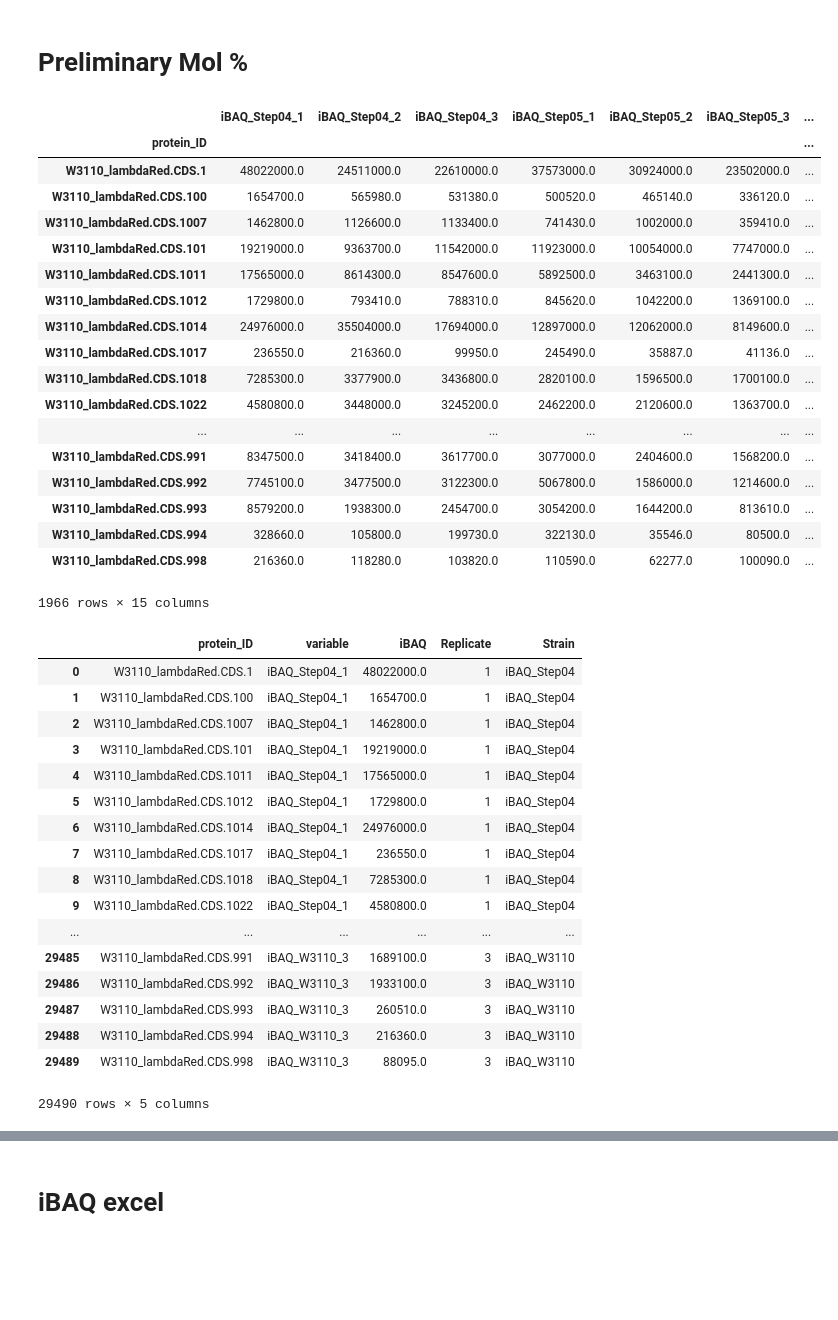
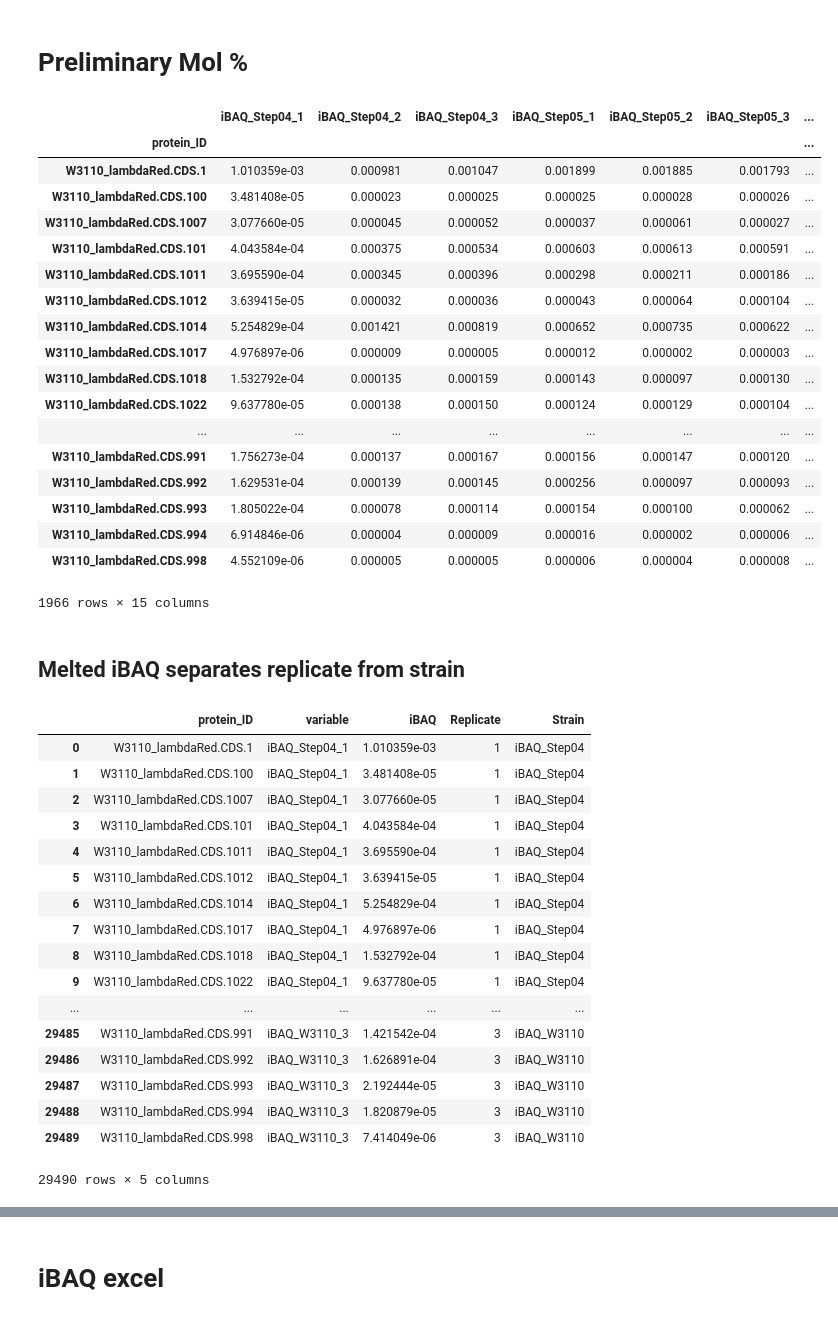
Before and after one commit to djinnome/MaxMass, a Jupyter notebook: src/CCO/CCO_iBAQ-nk.ipynb, the cells around one changed output, grey strips where cells are left out. Saved outputs shown, nothing was run; the diff lists cells and outputs as text; code cells hidden in the pictures; blank space fills up the shorter version.

```diff
--- a/src/CCO/CCO_iBAQ-nk.ipynb
+++ b/src/CCO/CCO_iBAQ-nk.ipynb
@@ -121,51 +84,55 @@ ecoli_ko[ecoli_ko['Step'] <= 10]
 # %%
 cols = ['protein_ID','iBAQ_Step04_1', 'iBAQ_Step04_2', 'iBAQ_Step04_3',
        'iBAQ_Step05_1', 'iBAQ_Step05_2', 'iBAQ_Step05_3', 'iBAQ_Step09_1',
        'iBAQ_Step09_2', 'iBAQ_Step09_3', 'iBAQ_Step10_1', 'iBAQ_Step10_2',
        'iBAQ_Step10_3', 'iBAQ_W3110_1', 'iBAQ_W3110_2', 'iBAQ_W3110_3']
 ibaq = pd.read_table('E_coli_data_frame.txt',index_col='protein_ID',usecols=cols)
 ibaq
+norm_ibaq = ibaq/ibaq.sum(axis=0)
+norm_ibaq
 # %% [output]
 |  | iBAQ_Step04_1 | iBAQ_Step04_2 | iBAQ_Step04_3 | iBAQ_Step05_1 | iBAQ_Step05_2 | iBAQ_Step05_3 | ... |
 | protein_ID |  |  |  |  |  |  | ... |
-| W3110_lambdaRed.CDS.1 | 48022000.0 | 24511000.0 | 22610000.0 | 37573000.0 | 30924000.0 | 23502000.0 | ... |
-| W3110_lambdaRed.CDS.100 | 1654700.0 | 565980.0 | 531380.0 | 500520.0 | 465140.0 | 336120.0 | ... |
-| W3110_lambdaRed.CDS.1007 | 1462800.0 | 1126600.0 | 1133400.0 | 741430.0 | 1002000.0 | 359410.0 | ... |
-| W3110_lambdaRed.CDS.101 | 19219000.0 | 9363700.0 | 11542000.0 | 11923000.0 | 10054000.0 | 7747000.0 | ... |
-| W3110_lambdaRed.CDS.1011 | 17565000.0 | 8614300.0 | 8547600.0 | 5892500.0 | 3463100.0 | 2441300.0 | ... |
-| W3110_lambdaRed.CDS.1012 | 1729800.0 | 793410.0 | 788310.0 | 845620.0 | 1042200.0 | 1369100.0 | ... |
-| W3110_lambdaRed.CDS.1014 | 24976000.0 | 35504000.0 | 17694000.0 | 12897000.0 | 12062000.0 | 8149600.0 | ... |
-| W3110_lambdaRed.CDS.1017 | 236550.0 | 216360.0 | 99950.0 | 245490.0 | 35887.0 | 41136.0 | ... |
-| W3110_lambdaRed.CDS.1018 | 7285300.0 | 3377900.0 | 3436800.0 | 2820100.0 | 1596500.0 | 1700100.0 | ... |
-| W3110_lambdaRed.CDS.1022 | 4580800.0 | 3448000.0 | 3245200.0 | 2462200.0 | 2120600.0 | 1363700.0 | ... |
+| W3110_lambdaRed.CDS.1 | 1.010359e-03 | 0.000981 | 0.001047 | 0.001899 | 0.001885 | 0.001793 | ... |
+| W3110_lambdaRed.CDS.100 | 3.481408e-05 | 0.000023 | 0.000025 | 0.000025 | 0.000028 | 0.000026 | ... |
+| W3110_lambdaRed.CDS.1007 | 3.077660e-05 | 0.000045 | 0.000052 | 0.000037 | 0.000061 | 0.000027 | ... |
+| W3110_lambdaRed.CDS.101 | 4.043584e-04 | 0.000375 | 0.000534 | 0.000603 | 0.000613 | 0.000591 | ... |
+| W3110_lambdaRed.CDS.1011 | 3.695590e-04 | 0.000345 | 0.000396 | 0.000298 | 0.000211 | 0.000186 | ... |
+| W3110_lambdaRed.CDS.1012 | 3.639415e-05 | 0.000032 | 0.000036 | 0.000043 | 0.000064 | 0.000104 | ... |
+| W3110_lambdaRed.CDS.1014 | 5.254829e-04 | 0.001421 | 0.000819 | 0.000652 | 0.000735 | 0.000622 | ... |
+| W3110_lambdaRed.CDS.1017 | 4.976897e-06 | 0.000009 | 0.000005 | 0.000012 | 0.000002 | 0.000003 | ... |
+| W3110_lambdaRed.CDS.1018 | 1.532792e-04 | 0.000135 | 0.000159 | 0.000143 | 0.000097 | 0.000130 | ... |
+| W3110_lambdaRed.CDS.1022 | 9.637780e-05 | 0.000138 | 0.000150 | 0.000124 | 0.000129 | 0.000104 | ... |
 | ... | ... | ... | ... | ... | ... | ... | ... |
-| W3110_lambdaRed.CDS.991 | 8347500.0 | 3418400.0 | 3617700.0 | 3077000.0 | 2404600.0 | 1568200.0 | ... |
-| W3110_lambdaRed.CDS.992 | 7745100.0 | 3477500.0 | 3122300.0 | 5067800.0 | 1586000.0 | 1214600.0 | ... |
-| W3110_lambdaRed.CDS.993 | 8579200.0 | 1938300.0 | 2454700.0 | 3054200.0 | 1644200.0 | 813610.0 | ... |
-| W3110_lambdaRed.CDS.994 | 328660.0 | 105800.0 | 199730.0 | 322130.0 | 35546.0 | 80500.0 | ... |
-| W3110_lambdaRed.CDS.998 | 216360.0 | 118280.0 | 103820.0 | 110590.0 | 62277.0 | 100090.0 | ... |
+| W3110_lambdaRed.CDS.991 | 1.756273e-04 | 0.000137 | 0.000167 | 0.000156 | 0.000147 | 0.000120 | ... |
+| W3110_lambdaRed.CDS.992 | 1.629531e-04 | 0.000139 | 0.000145 | 0.000256 | 0.000097 | 0.000093 | ... |
+| W3110_lambdaRed.CDS.993 | 1.805022e-04 | 0.000078 | 0.000114 | 0.000154 | 0.000100 | 0.000062 | ... |
+| W3110_lambdaRed.CDS.994 | 6.914846e-06 | 0.000004 | 0.000009 | 0.000016 | 0.000002 | 0.000006 | ... |
+| W3110_lambdaRed.CDS.998 | 4.552109e-06 | 0.000005 | 0.000005 | 0.000006 | 0.000004 | 0.000008 | ... |
 1966 rows × 15 columns
+# %% [markdown]
+   ## Melted iBAQ separates replicate from strain
 # %%
-melted_ibaq = ibaq.reset_index().melt(id_vars=['protein_ID'],value_name='iBAQ')
+melted_ibaq = norm_ibaq.reset_index().melt(id_vars=['protein_ID'],value_name='iBAQ')
 melted_ibaq['Replicate'] = melted_ibaq['variable'].str.split('_').str.get(-1)
 melted_ibaq['Strain'] = melted_ibaq['variable'].str.rsplit('_',n=1).str.get(0)
 melted_ibaq
 # %% [output]
 |  | protein_ID | variable | iBAQ | Replicate | Strain |
-| 0 | W3110_lambdaRed.CDS.1 | iBAQ_Step04_1 | 48022000.0 | 1 | iBAQ_Step04 |
-| 1 | W3110_lambdaRed.CDS.100 | iBAQ_Step04_1 | 1654700.0 | 1 | iBAQ_Step04 |
-| 2 | W3110_lambdaRed.CDS.1007 | iBAQ_Step04_1 | 1462800.0 | 1 | iBAQ_Step04 |
-| 3 | W3110_lambdaRed.CDS.101 | iBAQ_Step04_1 | 19219000.0 | 1 | iBAQ_Step04 |
-| 4 | W3110_lambdaRed.CDS.1011 | iBAQ_Step04_1 | 17565000.0 | 1 | iBAQ_Step04 |
-| 5 | W3110_lambdaRed.CDS.1012 | iBAQ_Step04_1 | 1729800.0 | 1 | iBAQ_Step04 |
-| 6 | W3110_lambdaRed.CDS.1014 | iBAQ_Step04_1 | 24976000.0 | 1 | iBAQ_Step04 |
-| 7 | W3110_lambdaRed.CDS.1017 | iBAQ_Step04_1 | 236550.0 | 1 | iBAQ_Step04 |
-| 8 | W3110_lambdaRed.CDS.1018 | iBAQ_Step04_1 | 7285300.0 | 1 | iBAQ_Step04 |
-| 9 | W3110_lambdaRed.CDS.1022 | iBAQ_Step04_1 | 4580800.0 | 1 | iBAQ_Step04 |
+| 0 | W3110_lambdaRed.CDS.1 | iBAQ_Step04_1 | 1.010359e-03 | 1 | iBAQ_Step04 |
+| 1 | W3110_lambdaRed.CDS.100 | iBAQ_Step04_1 | 3.481408e-05 | 1 | iBAQ_Step04 |
+| 2 | W3110_lambdaRed.CDS.1007 | iBAQ_Step04_1 | 3.077660e-05 | 1 | iBAQ_Step04 |
+| 3 | W3110_lambdaRed.CDS.101 | iBAQ_Step04_1 | 4.043584e-04 | 1 | iBAQ_Step04 |
+| 4 | W3110_lambdaRed.CDS.1011 | iBAQ_Step04_1 | 3.695590e-04 | 1 | iBAQ_Step04 |
+| 5 | W3110_lambdaRed.CDS.1012 | iBAQ_Step04_1 | 3.639415e-05 | 1 | iBAQ_Step04 |
+| 6 | W3110_lambdaRed.CDS.1014 | iBAQ_Step04_1 | 5.254829e-04 | 1 | iBAQ_Step04 |
+| 7 | W3110_lambdaRed.CDS.1017 | iBAQ_Step04_1 | 4.976897e-06 | 1 | iBAQ_Step04 |
+| 8 | W3110_lambdaRed.CDS.1018 | iBAQ_Step04_1 | 1.532792e-04 | 1 | iBAQ_Step04 |
+| 9 | W3110_lambdaRed.CDS.1022 | iBAQ_Step04_1 | 9.637780e-05 | 1 | iBAQ_Step04 |
 | ... | ... | ... | ... | ... | ... |
-| 29485 | W3110_lambdaRed.CDS.991 | iBAQ_W3110_3 | 1689100.0 | 3 | iBAQ_W3110 |
-| 29486 | W3110_lambdaRed.CDS.992 | iBAQ_W3110_3 | 1933100.0 | 3 | iBAQ_W3110 |
-| 29487 | W3110_lambdaRed.CDS.993 | iBAQ_W3110_3 | 260510.0 | 3 | iBAQ_W3110 |
-| 29488 | W3110_lambdaRed.CDS.994 | iBAQ_W3110_3 | 216360.0 | 3 | iBAQ_W3110 |
-| 29489 | W3110_lambdaRed.CDS.998 | iBAQ_W3110_3 | 88095.0 | 3 | iBAQ_W3110 |
+| 29485 | W3110_lambdaRed.CDS.991 | iBAQ_W3110_3 | 1.421542e-04 | 3 | iBAQ_W3110 |
+| 29486 | W3110_lambdaRed.CDS.992 | iBAQ_W3110_3 | 1.626891e-04 | 3 | iBAQ_W3110 |
+| 29487 | W3110_lambdaRed.CDS.993 | iBAQ_W3110_3 | 2.192444e-05 | 3 | iBAQ_W3110 |
+| 29488 | W3110_lambdaRed.CDS.994 | iBAQ_W3110_3 | 1.820879e-05 | 3 | iBAQ_W3110 |
+| 29489 | W3110_lambdaRed.CDS.998 | iBAQ_W3110_3 | 7.414049e-06 | 3 | iBAQ_W3110 |
 29490 rows × 5 columns
```
Also changed, not shown: parts of 21 cells of this notebook, 1 other file.
